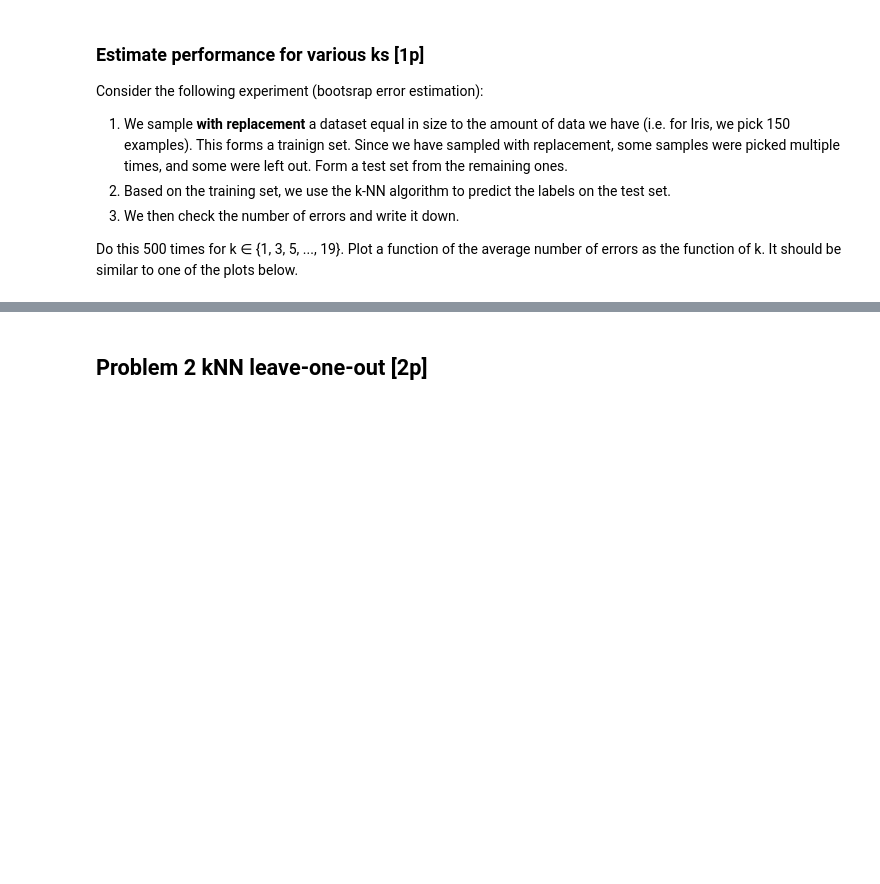
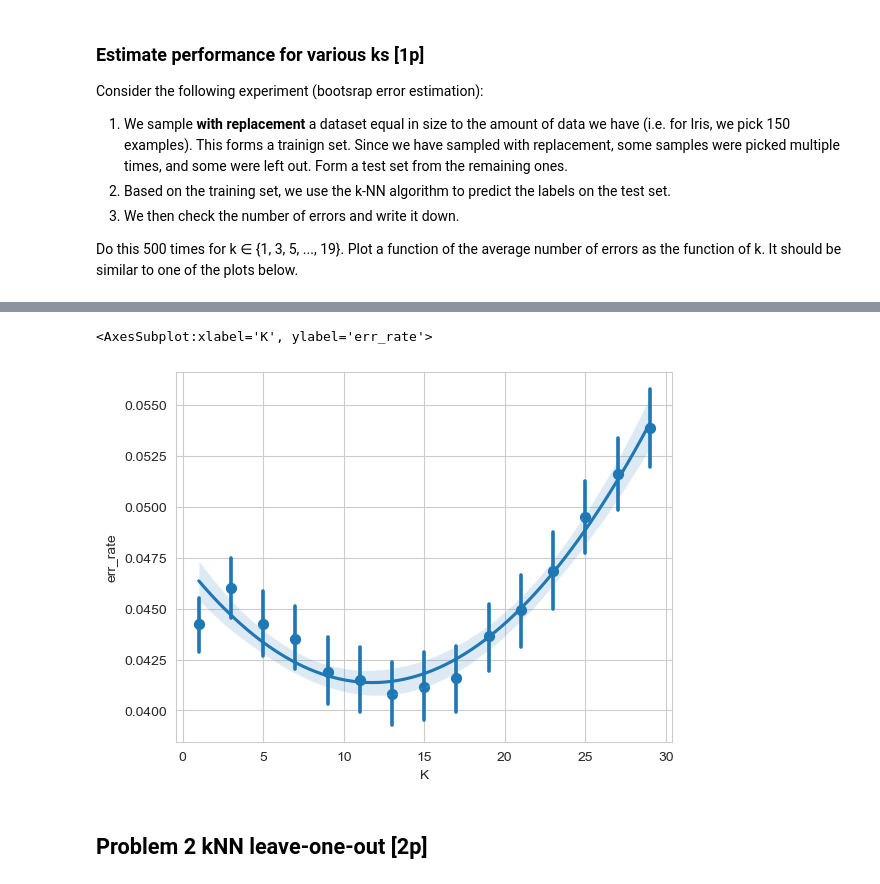
Before and after one commit to dmika1234/ml_uwr_22, a Jupyter notebook: Assignments/Assignment3.ipynb, the cells around one changed output, grey strips where cells are left out. Drawn from its saved outputs; the diff is of its cells as text; code cells hidden in the pictures; blank space fills up the shorter version.

```diff
--- a/Assignments/Assignment3.ipynb
+++ b/Assignments/Assignment3.ipynb
@@ -239,3 +250,8 @@ sns.regplot(...)
+# %%
+sns.regplot(data=results_df, x='K', y='err_rate', x_estimator=np.mean, order=2)
+# %% [output]
+<AxesSubplot:xlabel='K', ylabel='err_rate'>
+[figure, added]
 # %% [markdown]
 ## Problem 2 kNN leave-one-out [2p]
 # %% [markdown]
```
Also changed, not shown: parts of 20 cells of this notebook, 4 other files.
